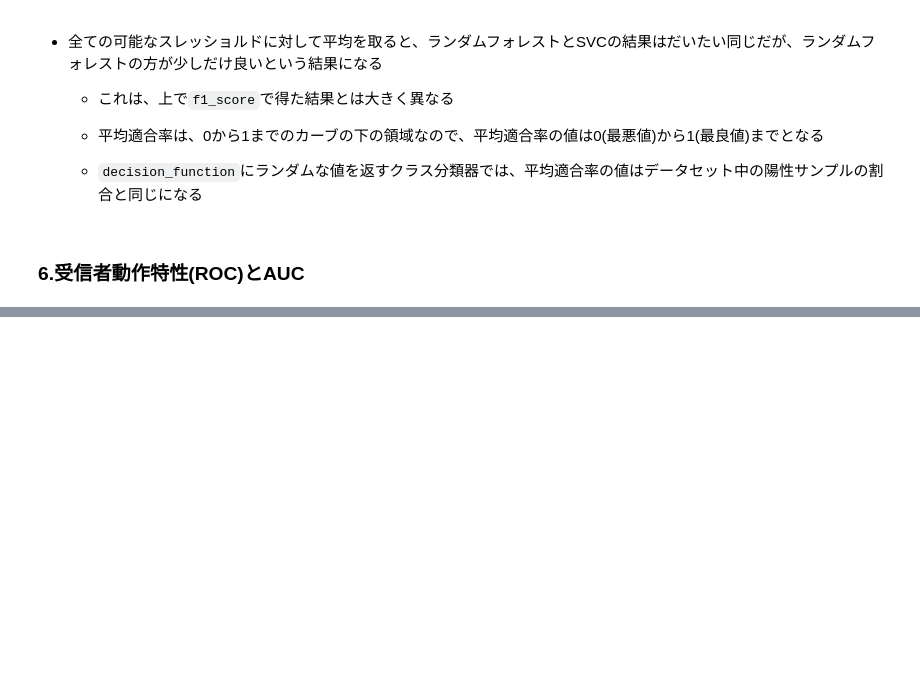
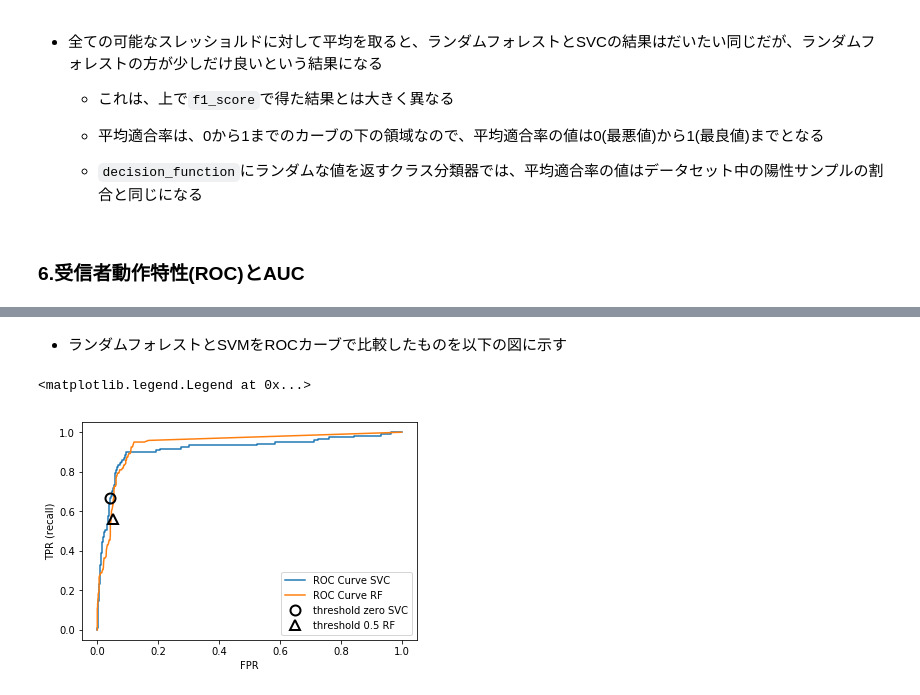
Before and after one commit to devkunii/knowledge, a Jupyter notebook: machine-learning/Pythonではじめる機械学習/5章_モデルの評価と改良/03_評価基準とスコア/02_2クラス分類における基準.ipynb, the cells around one changed output, grey strips where cells are left out. Saved outputs shown, nothing was run; the diff lists cells and outputs as text; code cells hidden in the pictures; blank space fills up the shorter version.

```diff
--- a/machine-learning/Pythonではじめる機械学習/5章_モデルの評価と改良/03_評価基準とスコア/02_2クラス分類における基準.ipynb
+++ b/machine-learning/Pythonではじめる機械学習/5章_モデルの評価と改良/03_評価基準とスコア/02_2クラス分類における基準.ipynb
@@ -685,0 +723,20 @@ Average precision of svc: 0.666
+# %% [markdown]
+* ランダムフォレストとSVMをROCカーブで比較したものを以下の図に示す
+# %%
+fpr_rf, tpr_rf, thresholds_rf = roc_curve(y_test, rf.predict_proba(X_test)[:, 1])
+
+plt.plot(fpr, tpr, label="ROC Curve SVC")
+plt.plot(fpr_rf, tpr_rf, label="ROC Curve RF")
+
+plt.xlabel("FPR")
+plt.ylabel("TPR (recall)")
+plt.plot(fpr[close_zero], tpr[close_zero], 'o', markersize=10,
+         label="threshold zero SVC", fillstyle="none", c='k', mew=2)
+close_default_rf = np.argmin(np.abs(thresholds_rf - 0.5))
+plt.plot(fpr_rf[close_default_rf], tpr[close_default_rf], '^', markersize=10,
+         label="threshold 0.5 RF", fillstyle="none", c='k', mew=2)
+
+plt.legend(loc=4)
+# %% [output]
+<matplotlib.legend.Legend at 0x...>
+[figure, added]
```
Also changed, not shown: parts of 15 cells of this notebook, 3 other files.
